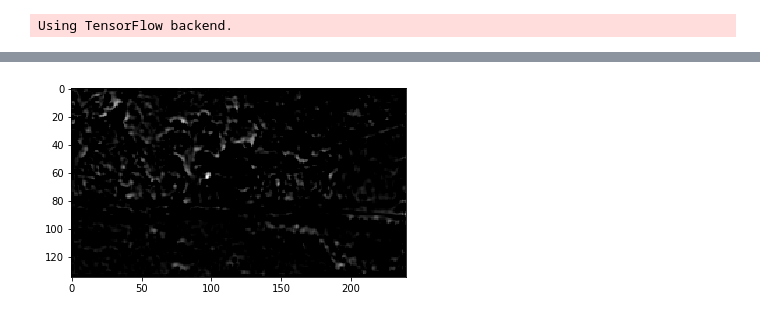
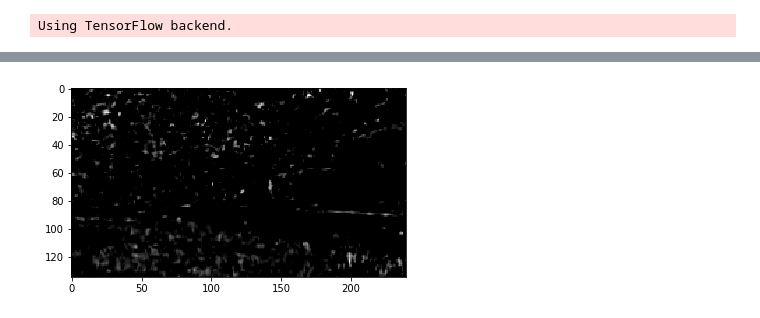
Before and after one commit to sirbardo/style_transfer_fast, a Jupyter notebook: Prova1.ipynb, the cells around one changed output, grey strips where cells are left out. Cells and saved outputs as stored; diff of their text form; code cells hidden in the pictures.

```diff
--- a/Prova1.ipynb
+++ b/Prova1.ipynb
@@ -113,14 +113,14 @@ import cv2
 # %%
 im = cv2.imread("fortnite/34.png")
 # %%
-provaoutput = relu4_3.predict(np.array([im]))[0,:,:,83]
+provaoutput = relu4_3.predict(np.array([im]))[0,:,:,43]
 
 import matplotlib.image as mpimg
 import matplotlib.pyplot as plt
 %matplotlib inline
 plt.imshow(provaoutput, cmap='gray')
 plt.show()
 # %% [output]
-[figure, old version]
+[figure, new version]
 # %%
 import tensorflow as tf
```
Also changed, not shown: parts of 11 cells of this notebook.
